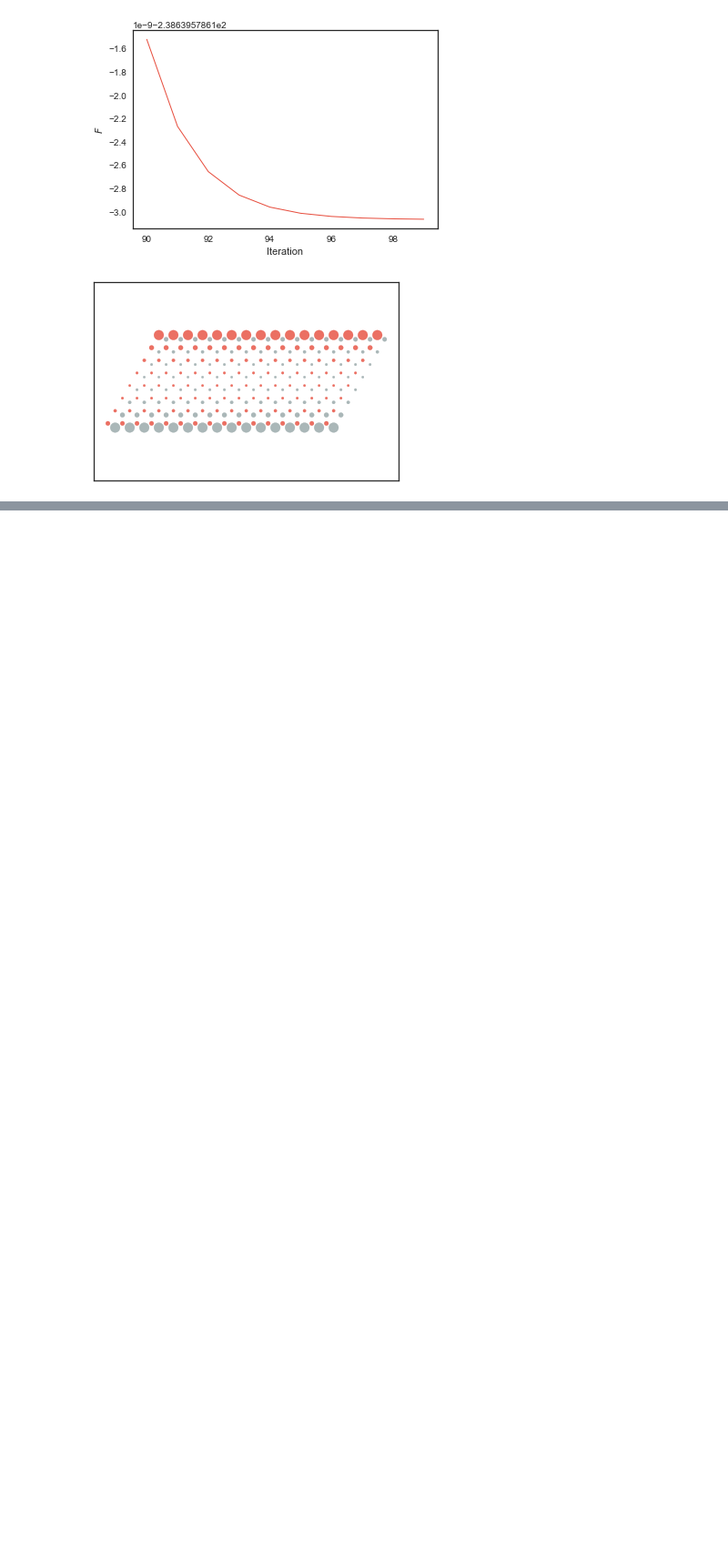
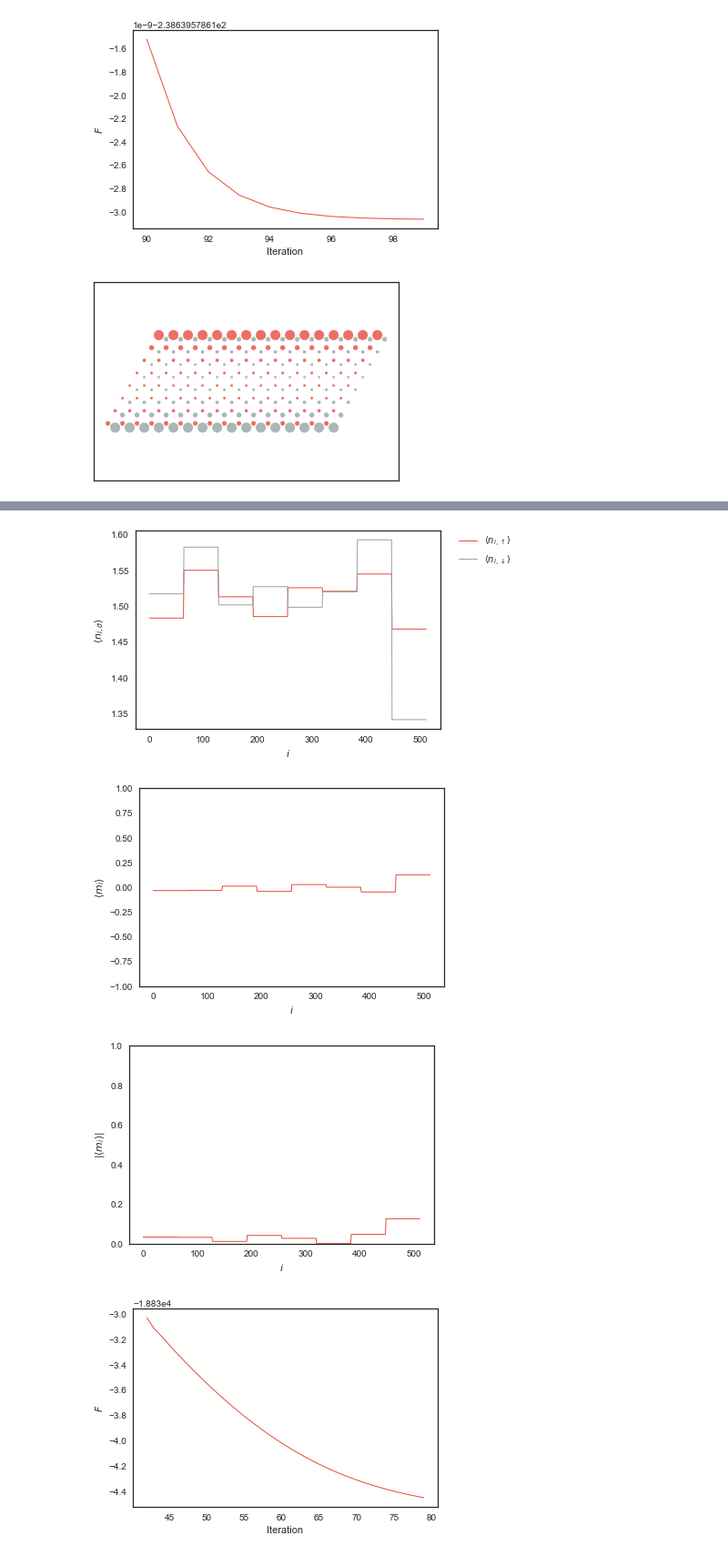
Before and after one commit to SriramanT/qmc_master_code, a Jupyter notebook: ANALYTICAL/src/hubbard-mf.ipynb, the cells around one changed output, grey strips where cells are left out. Shown at 91% size. Cells and saved outputs as stored; diff of their text form; code cells hidden in the pictures; blank space fills up the shorter version.

```diff
--- a/ANALYTICAL/src/hubbard-mf.ipynb
+++ b/ANALYTICAL/src/hubbard-mf.ipynb
@@ -429,0 +1071,9 @@ plot(nUp, nDown, energies, itSwitch, Nx, Ny, itMax, lastNit)
+# %%
+SAVEPLOTS = True
+lastNit = 10
+plotTMD(nUp, nDown, energies, itSwitch, Nx, Ny, itMax, lastNit)
+# %% [output]
+[figure, added]
+[figure, added]
+[figure, added]
+[figure, added]
```
Also changed, not shown: parts of 10 cells of this notebook, 30 other files.
